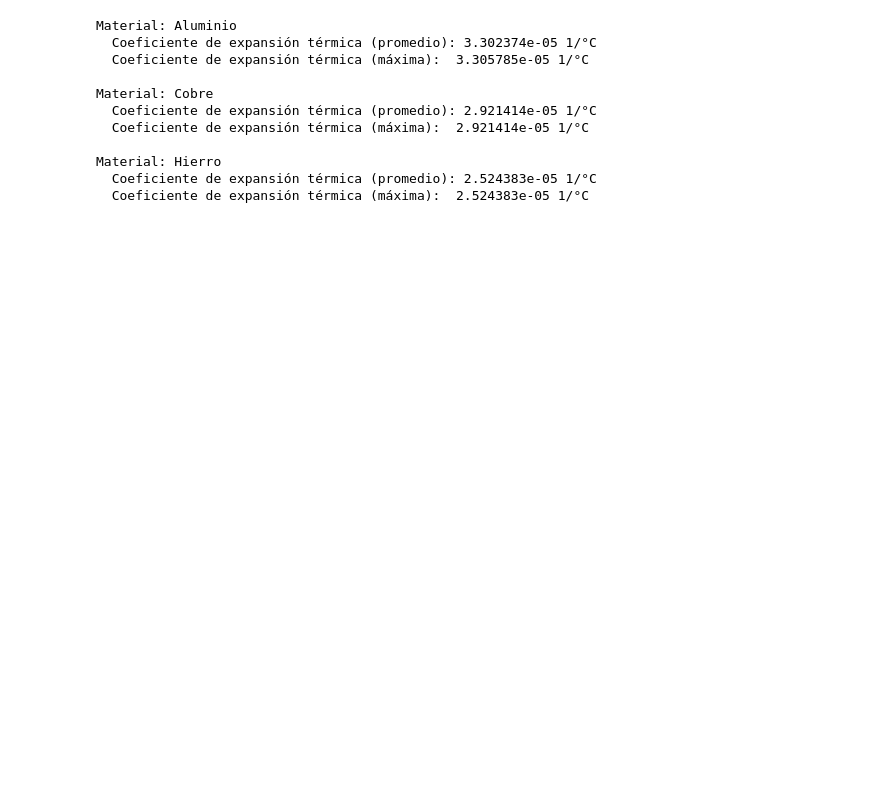
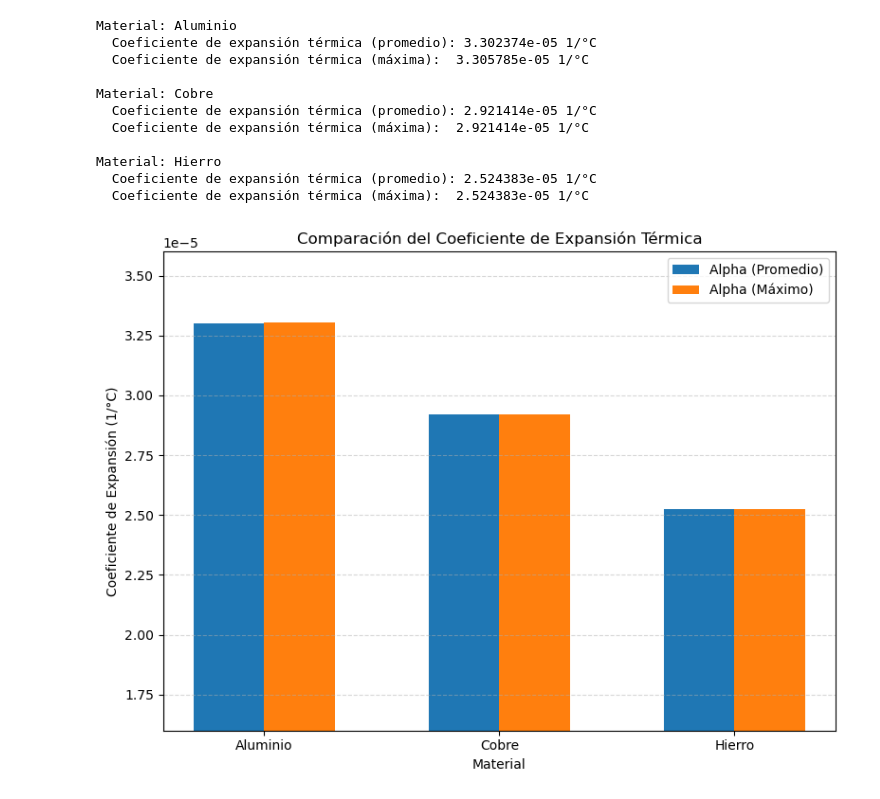
Before and after one commit to JuanJ27/Base, a Jupyter notebook: Python/Experimental IV/Cuarta_tarea.ipynb, the cells around one changed output. Cells and saved outputs as stored; diff of their text form; code cells hidden in the pictures; blank space fills up the shorter version.

```diff
--- a/Python/Experimental IV/Cuarta_tarea.ipynb
+++ b/Python/Experimental IV/Cuarta_tarea.ipynb
@@ -37,6 +37,10 @@ materiales = {
     }
 }
 
+nombres_materiales = []
+alpha_promedio = []
+alpha_maximo = []
+
 # Calculamos alpha para cada material usando ambos métodos
 for material, datos in materiales.items():
     L0 = datos['L0']
@@ -56,6 +60,11 @@ for material, datos in materiales.items():
     T_final_max = np.max(T_finales)
     alpha_max = calcular_alpha(delta_L, L0, T_inicial_max, T_final_max)
 
+    nombres_materiales.append(material)
+    alpha_promedio.append(alpha_prom)
+    alpha_maximo.append(alpha_max)
+
+
     print(f"Material: {material}")
     print(f"  Coeficiente de expansión térmica (promedio): {alpha_prom:.6e} 1/°C")
     print(f"  Coeficiente de expansión térmica (máxima):  {alpha_max:.6e} 1/°C\n")
@@ -71,6 +80,38 @@ Material: Cobre
 Material: Hierro
   Coeficiente de expansión térmica (promedio): 2.524383e-05 1/°C
   Coeficiente de expansión térmica (máxima):  2.524383e-05 1/°C
+# %%
+# 3. Graficar los coeficientes de expansión en barras
+# ------------------------------------------------
+x = np.arange(len(nombres_materiales))  # posiciones para cada material
+ancho_barra = 0.3  # ancho de cada grupo de barras
+
+plt.figure(figsize=(8, 6))
+
+# Barras para el coeficiente (promedio)
+plt.bar(x - ancho_barra/2, alpha_promedio,
+        width=ancho_barra,
+        label='Alpha (Promedio)')
+
+# Barras para el coeficiente (máximo)
+plt.bar(x + ancho_barra/2, alpha_maximo,
+        width=ancho_barra,
+        label='Alpha (Máximo)')
+
+# Configurar las etiquetas en el eje x con los nombres de los materiales
+plt.xticks(x, nombres_materiales)
+
+plt.title('Comparación del Coeficiente de Expansión Térmica')
+plt.xlabel('Material')
+plt.ylabel('Coeficiente de Expansión (1/°C)')
+plt.legend()
+plt.ylim(1.6e-5, 3.6e-5)
+plt.grid(axis='y', linestyle='--', alpha=0.5)
+
+plt.tight_layout()
+plt.show()
+# %% [output]
+[figure, added]
 # %%
 # Definimos las posiciones de las termocuplas
 posiciones = np.array([0, 70])  # cm
```
Also changed, not shown: 9 other files.
